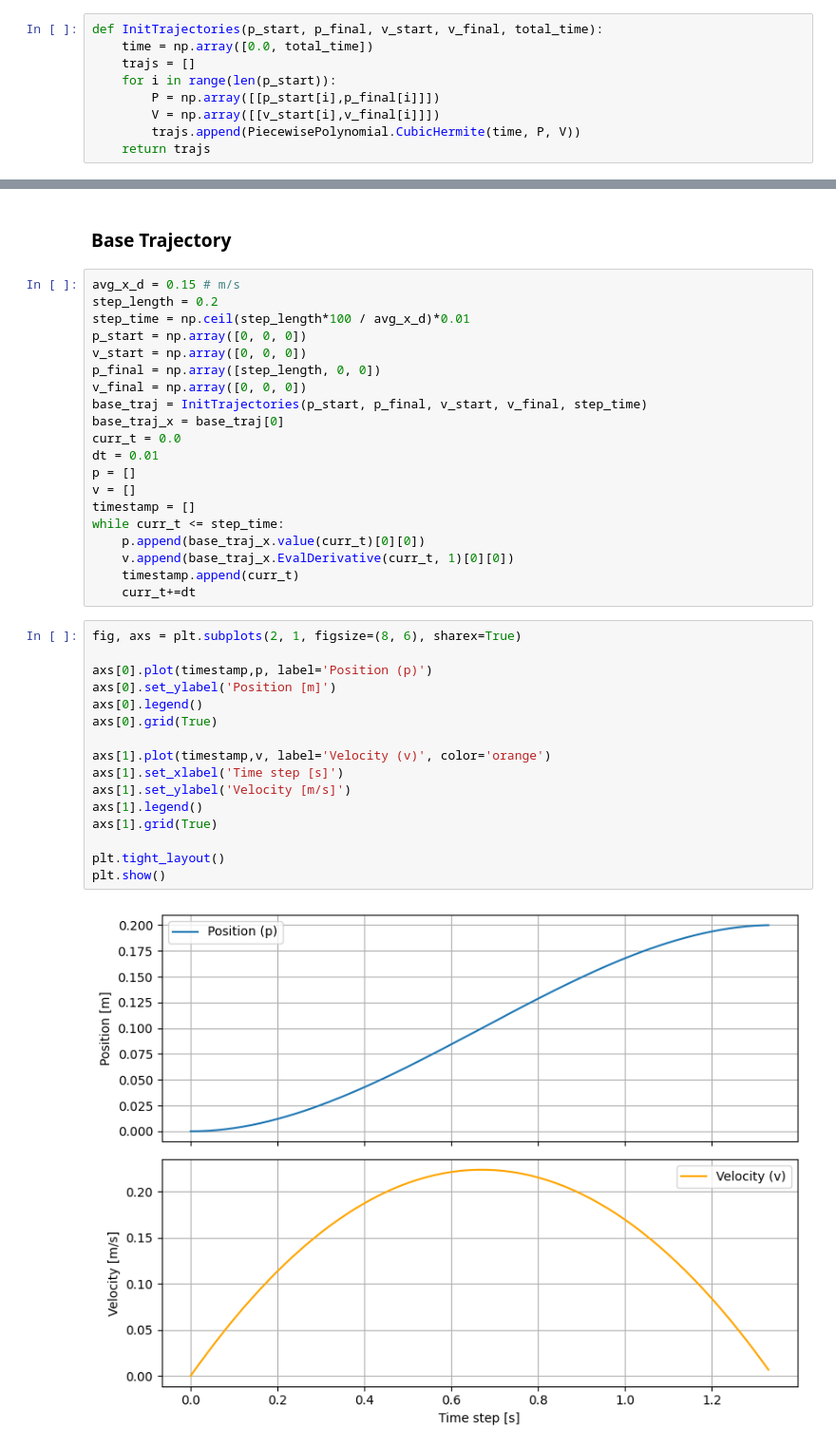
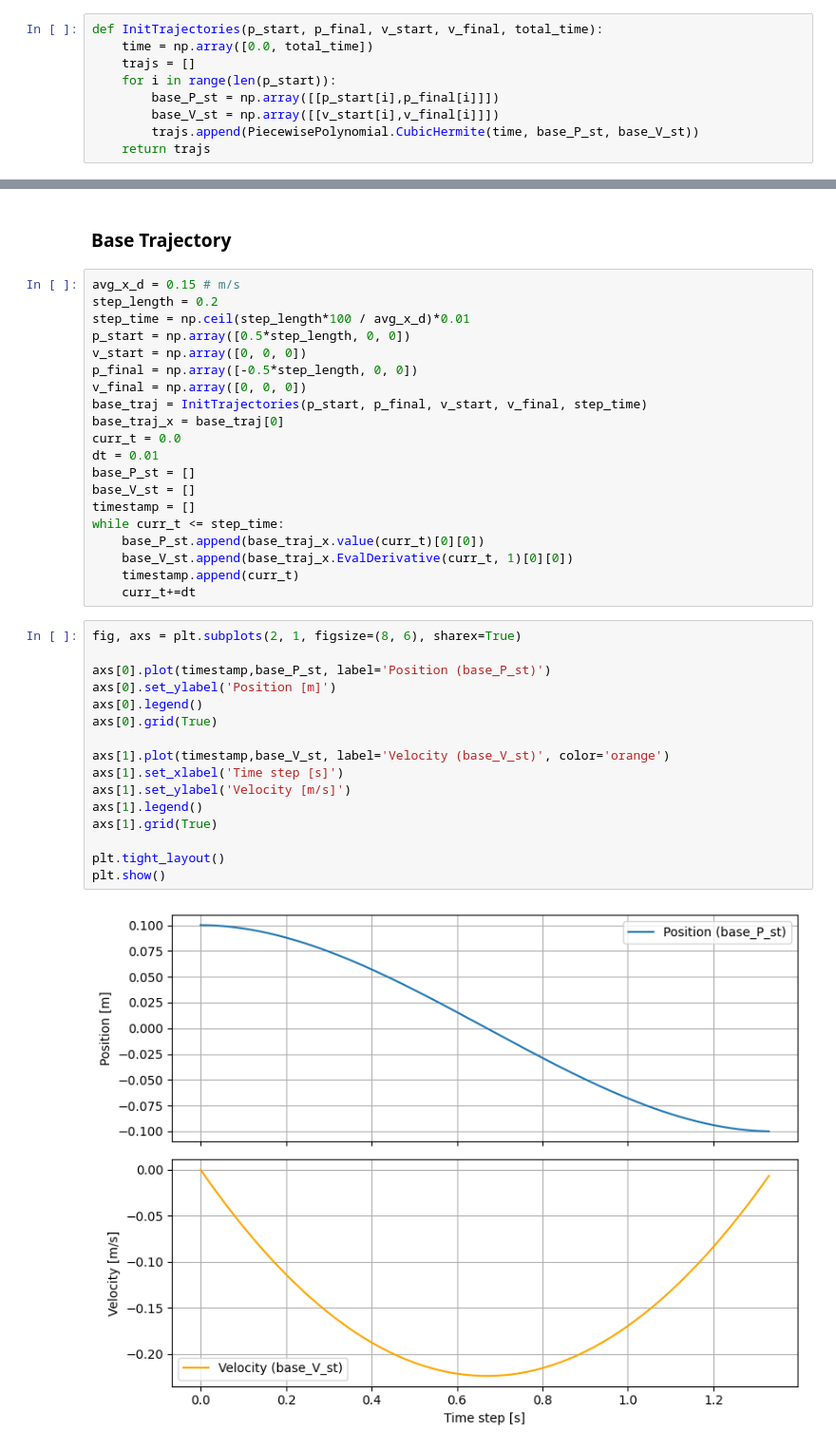
Before and after one commit to TanawatPawanta/PhysicalAI_modelling, a Jupyter notebook: Sandbox/TestTrajectoryGeneration.ipynb, the cells around one changed output, grey strips where cells are left out. Shown at 95% size. Saved outputs shown, nothing was run; the diff lists cells and outputs as text.

```diff
--- a/Sandbox/TestTrajectoryGeneration.ipynb
+++ b/Sandbox/TestTrajectoryGeneration.ipynb
@@ -11,9 +12,9 @@ def InitTrajectories(p_start, p_final, v_start, v_final, total_time):
     time = np.array([0.0, total_time])
     trajs = []
     for i in range(len(p_start)):
-        P = np.array([[p_start[i],p_final[i]]])
-        V = np.array([[v_start[i],v_final[i]]])
-        trajs.append(PiecewisePolynomial.CubicHermite(time, P, V))
+        base_P_st = np.array([[p_start[i],p_final[i]]])
+        base_V_st = np.array([[v_start[i],v_final[i]]])
+        trajs.append(PiecewisePolynomial.CubicHermite(time, base_P_st, base_V_st))
     return trajs
 # %%
 desired_base_height = 0.1
@@ -24,37 +25,37 @@ desired_leg_lenght = 0.35
 avg_x_d = 0.15 # m/s
 step_length = 0.2
 step_time = np.ceil(step_length*100 / avg_x_d)*0.01
-p_start = np.array([0, 0, 0])
+p_start = np.array([0.5*step_length, 0, 0])
 v_start = np.array([0, 0, 0])
-p_final = np.array([step_length, 0, 0])
+p_final = np.array([-0.5*step_length, 0, 0])
 v_final = np.array([0, 0, 0])
 base_traj = InitTrajectories(p_start, p_final, v_start, v_final, step_time)
 base_traj_x = base_traj[0]
 curr_t = 0.0
 dt = 0.01
-p = []
-v = []
+base_P_st = []
+base_V_st = []
 timestamp = []
 while curr_t <= step_time:
-    p.append(base_traj_x.value(curr_t)[0][0])
-    v.append(base_traj_x.EvalDerivative(curr_t, 1)[0][0])
+    base_P_st.append(base_traj_x.value(curr_t)[0][0])
+    base_V_st.append(base_traj_x.EvalDerivative(curr_t, 1)[0][0])
     timestamp.append(curr_t)
     curr_t+=dt
 # %%
 fig, axs = plt.subplots(2, 1, figsize=(8, 6), sharex=True)
 
-axs[0].plot(timestamp,p, label='Position (p)')
+axs[0].plot(timestamp,base_P_st, label='Position (base_P_st)')
 axs[0].set_ylabel('Position [m]')
 axs[0].legend()
 axs[0].grid(True)
 
-axs[1].plot(timestamp,v, label='Velocity (v)', color='orange')
+axs[1].plot(timestamp,base_V_st, label='Velocity (base_V_st)', color='orange')
 axs[1].set_xlabel('Time step [s]')
 axs[1].set_ylabel('Velocity [m/s]')
 axs[1].legend()
 axs[1].grid(True)
 
 plt.tight_layout()
 plt.show()
 # %% [output]
-[figure, old version]
+[figure, new version]
```
Also changed, not shown: parts of 11 cells of this notebook, 7 other files.
